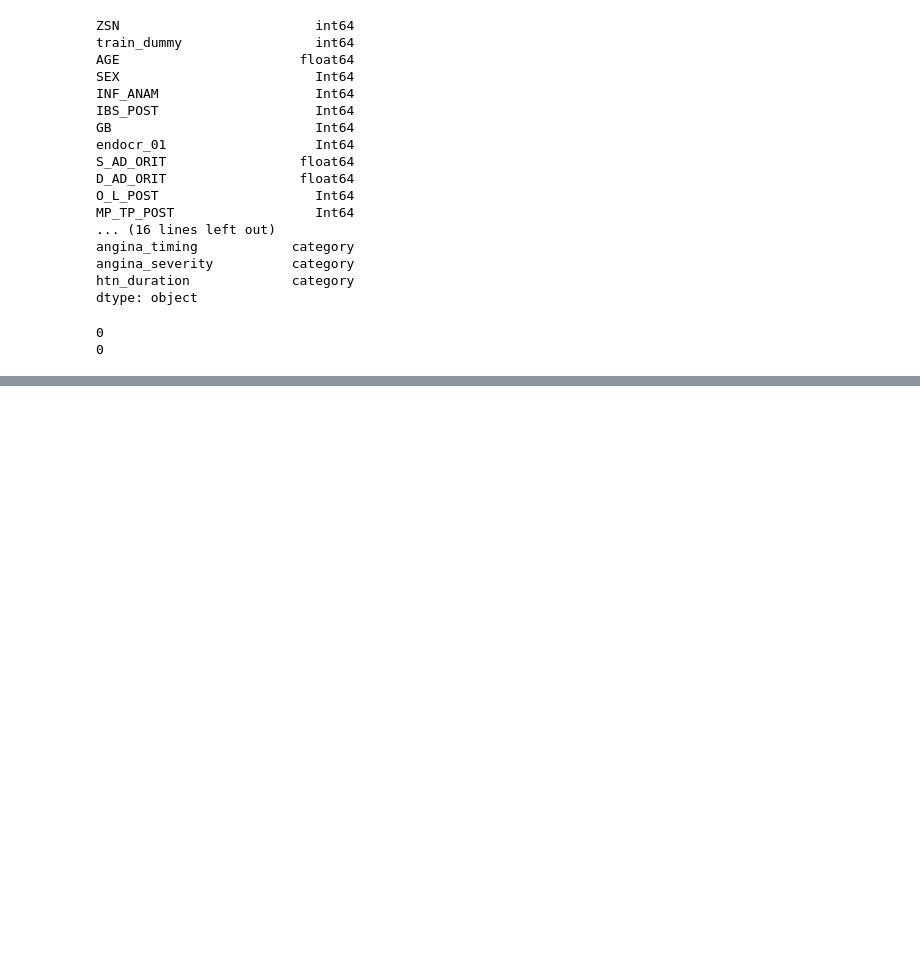
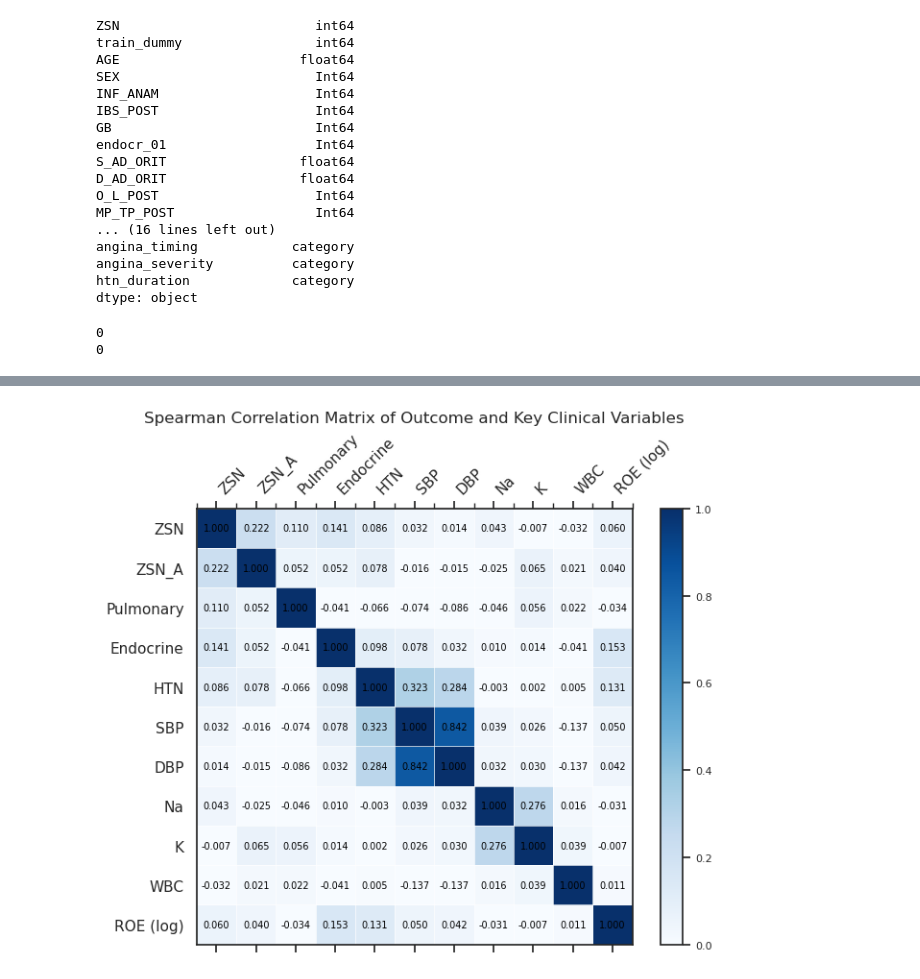
Before and after one commit to maxxhvo/Myocardial-Infarction-ML-Project, a Jupyter notebook: EDA+model_preparation/EDA+model+preparation.ipynb, the cells around one changed output, grey strips where cells are left out. Saved outputs shown, nothing was run; the diff lists cells and outputs as text; code cells hidden in the pictures; blank space fills up the shorter version.

```diff
--- a/EDA+model_preparation/EDA+model+preparation.ipynb
+++ b/EDA+model_preparation/EDA+model+preparation.ipynb
@@ -643,0 +971,49 @@ model_data_knn.to_parquet(save_dir / "model_data_knn.parquet", engine="pyarrow",
+# %%
+import matplotlib.pyplot as plt
+import numpy as np
+
+fig, ax = plt.subplots(figsize=(8, 6))
+
+# blue theme + tighter scaling like your example
+cax = ax.matshow(
+    corr_matrix,
+    cmap="Blues",
+    vmin=0, vmax=1   # matches that look (only positive emphasis)
+)
+
+display_labels = [
+    "ZSN", "ZSN_A", "Pulmonary", "Endocrine", "HTN",
+    "SBP", "DBP", "Na", "K", "WBC", "ROE (log)"
+]
+
+# ticks
+ax.set_xticks(range(len(corr_vars)))
+ax.set_xticklabels(display_labels, rotation=45, ha="left")
+
+ax.set_yticks(range(len(corr_vars)))
+ax.set_yticklabels(display_labels)
+
+# subtle gridlines (this is key difference)
+ax.set_xticks(np.arange(-.5, len(corr_vars), 1), minor=True)
+ax.set_yticks(np.arange(-.5, len(corr_vars), 1), minor=True)
+ax.grid(which="minor", color="white", linestyle='-', linewidth=0.5)
+ax.tick_params(which="minor", bottom=False, left=False)
+
+# annotate (3 decimal places like your example)
+for i in range(len(corr_vars)):
+    for j in range(len(corr_vars)):
+        ax.text(
+            j, i, f"{corr_matrix.iloc[i, j]:.3f}",
+            va='center', ha='center', fontsize=7, color="black"
+        )
+
+ax.set_title("Spearman Correlation Matrix of Outcome and Key Clinical Variables")
+
+# clean colorbar
+cb = plt.colorbar(cax, fraction=0.046, pad=0.04)
+cb.ax.tick_params(labelsize=8)
+
+plt.tight_layout()
+plt.show()
+# %% [output]
+[figure, added]
```
Also changed, not shown: parts of 14 cells of this notebook, 8 other files.
